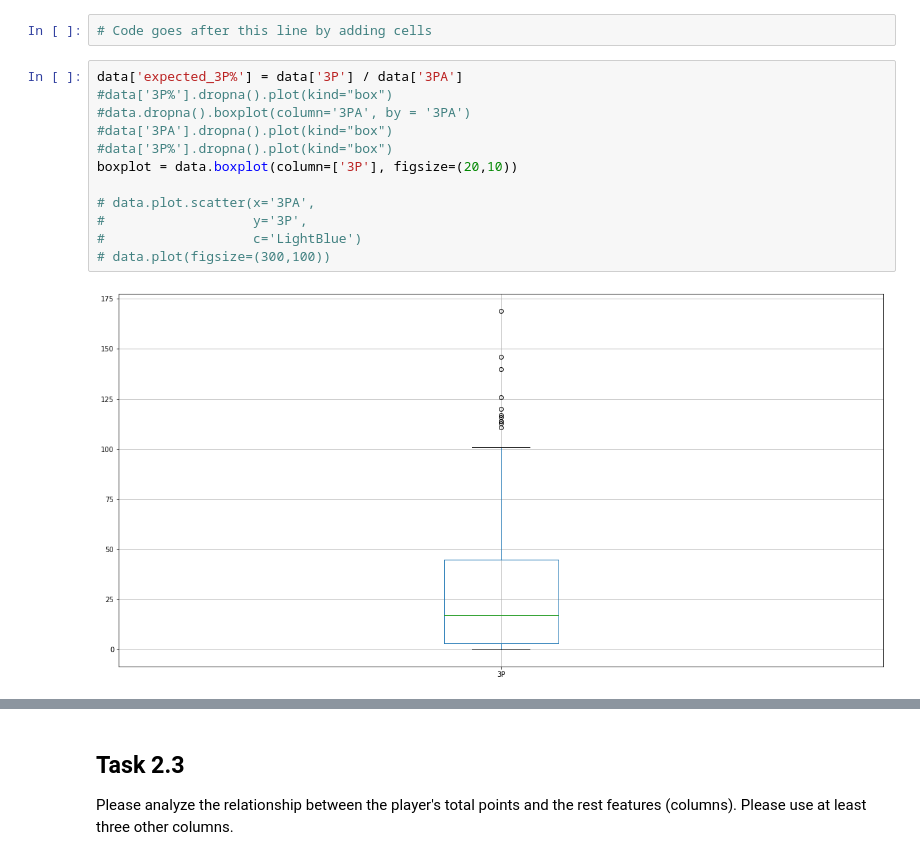
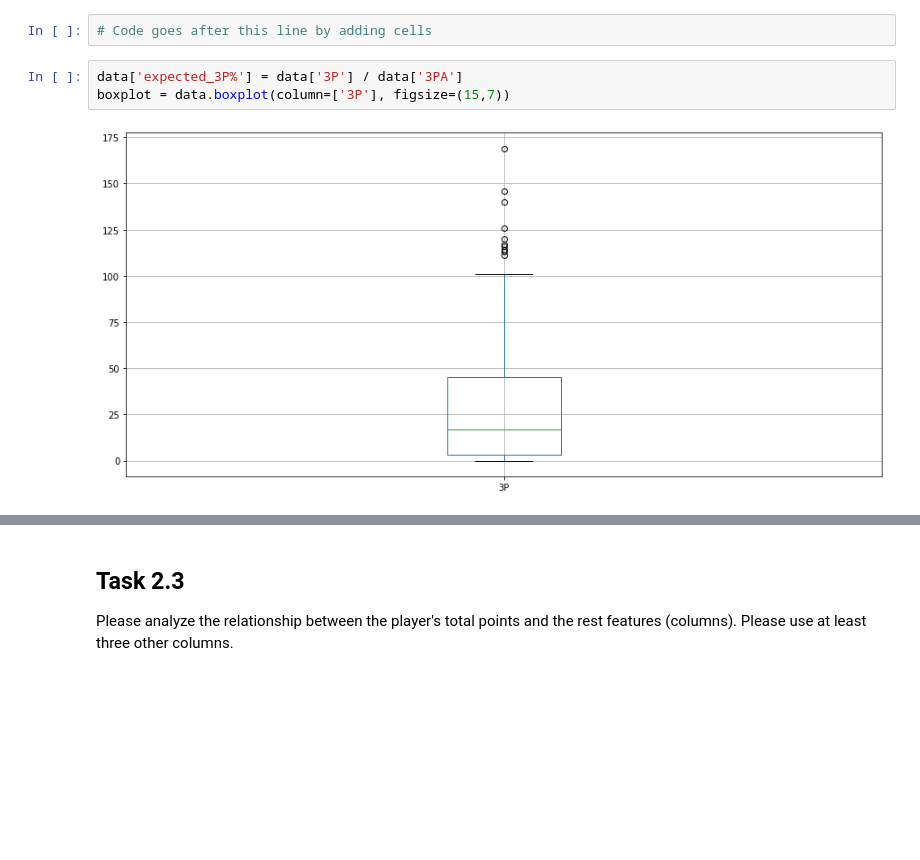
Before and after one commit to abir1997/nba-data-analysis, a Jupyter notebook: s3677701.ipynb, the cells around one changed output, grey strips where cells are left out. Drawn from its saved outputs; the diff is of its cells as text; blank space fills up the shorter version.

```diff
--- a/s3677701.ipynb
+++ b/s3677701.ipynb
@@ -270,18 +270,9 @@ plt.show()
 Assuming that the data collector makes an entry error when collecting data, it can be ensured that the error occurred in the 3P, 3PA and 3P% columns, but it is not sure which player's information the error lies on. Please try to explore the error by visualization to identify how many errors there are and try to fix it.
 # %%
 # Code goes after this line by adding cells
-# %%
-data['expected_3P%'] = data['3P'] / data['3PA']
-#data['3P%'].dropna().plot(kind="box")
-#data.dropna().boxplot(column='3PA', by = '3PA')
-#data['3PA'].dropna().plot(kind="box")
-#data['3P%'].dropna().plot(kind="box")
-boxplot = data.boxplot(column=['3P'], figsize=(20,10))
-
-# data.plot.scatter(x='3PA',
-#                   y='3P',
-#                   c='LightBlue')
-# data.plot(figsize=(300,100))
-# %% [output]
-[figure, removed]
+# %%
+data['expected_3P%'] = data['3P'] / data['3PA']
+boxplot = data.boxplot(column=['3P'], figsize=(15,7))
+# %% [output]
+[figure, added]
 # %%
```
Also changed, not shown: parts of 14 cells of this notebook, 1 other file.
